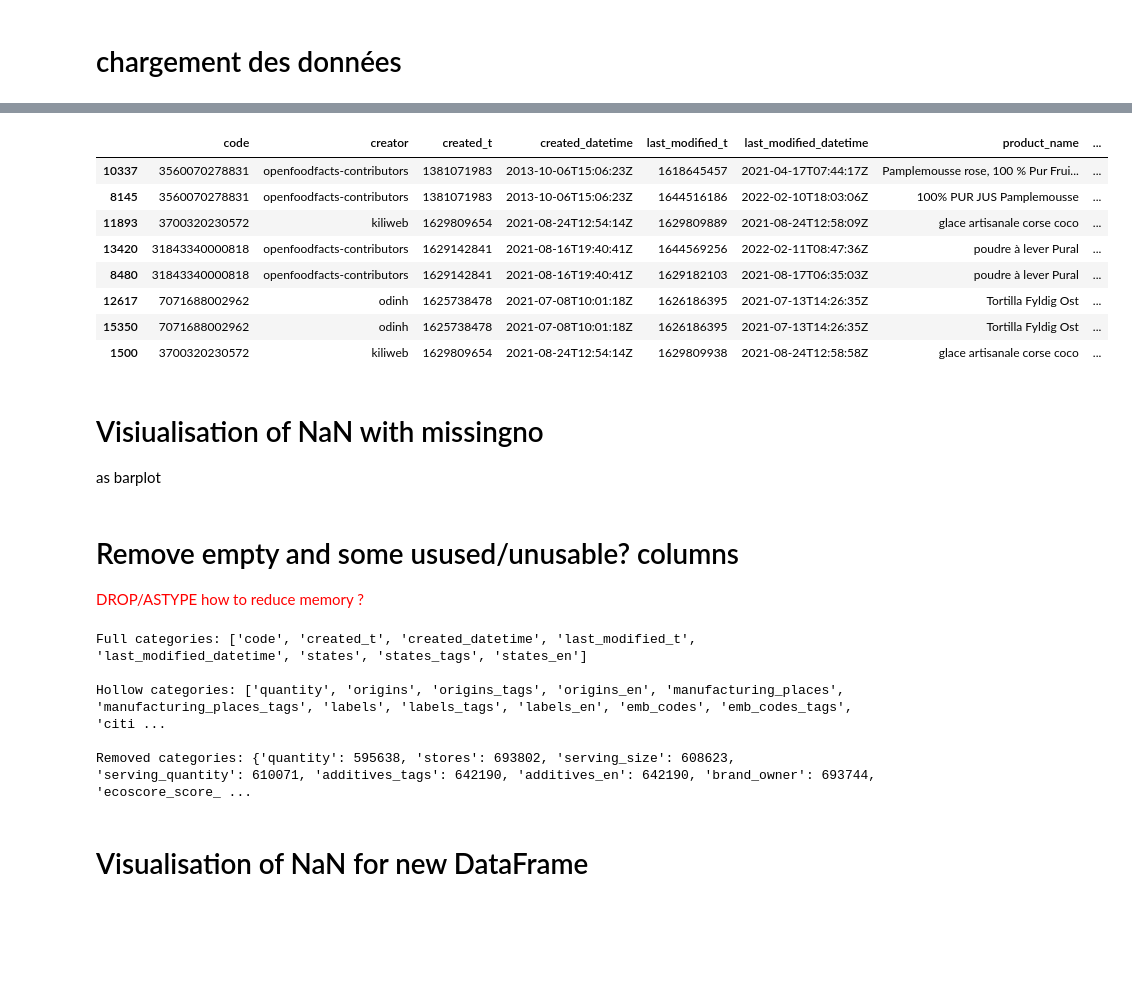
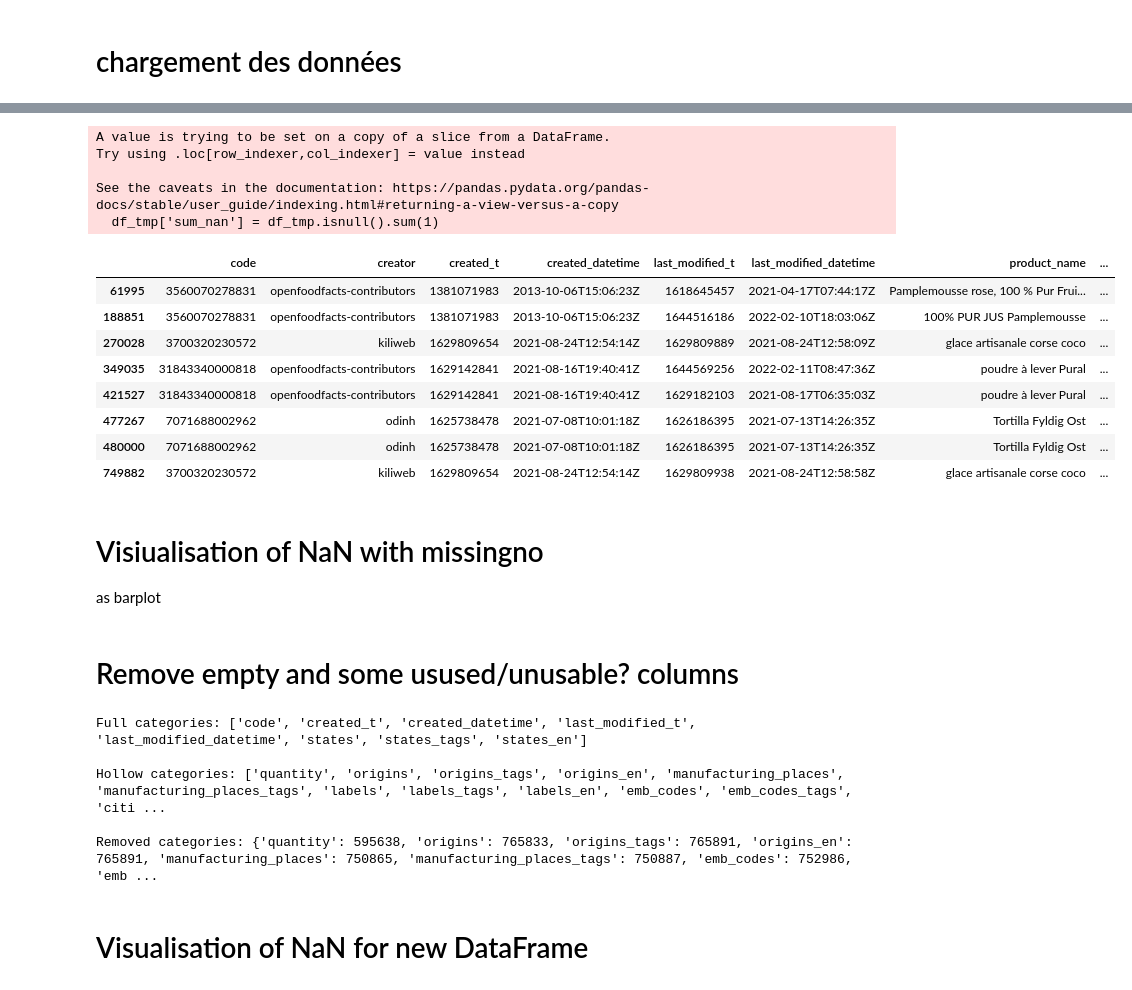
Before and after one commit to Thomas-Durand-Texte/OC-formation-Ingenieur-Machine-Learning, a Jupyter notebook: Projetcs/02_FoodFacts/nettoyage.ipynb, the cells around one changed output, grey strips where cells are left out. Saved outputs shown, nothing was run; the diff lists cells and outputs as text; code cells hidden in the pictures; blank space fills up the shorter version.

```diff
--- a/Projetcs/02_FoodFacts/nettoyage.ipynb
+++ b/Projetcs/02_FoodFacts/nettoyage.ipynb
@@ -33,8 +35,11 @@ tools.set_theme( white_font=True )
 # %%
 with open('openfood_OC.csv' , 'r') as file:
-    categories_0 = file.readline().replace('\n','').split('\t')
+    categories_0 = file.readline()[:-1].split('\t')
     # print('n \\t: {:}'.format( len(line.split('\t')) ) )
     # print(line)
+    # while True:
+    #     line = file.readline()[:-1]
+    #     if line is None: break
     # print(file.readline())
     # print(file.readline())
 print('categories:', categories_0 )
@@ -44,9 +49,9 @@ categories: ['code', 'url', 'creator', 'created_t', 'created_datetime', 'last_mo
 # Définitions keys to keep/drop
 # %%
 # lst of keywords for categories that must be kept
-keep_keys = '|'.join( ['nutriscore', 'brands', 'labels'] )
+keep_keys = '|'.join( ['nutriscore', 'labels'] )
 # lst of keywords for categories that must be dropped
-drop_keys = '|'.join( ['image', 'url', 'abbreviated_product_name', 'generic_name', 'packaging'] )
+drop_keys = '|'.join( ['image', 'brands', 'url', 'abbreviated_product_name', 'generic_name', 'packaging'] )
 
 categories = pd.Series( categories_0 )[~pd.Series( categories_0 ).str.contains( drop_keys ) ].to_list()
 # print( categories_to_load )
@@ -69,9 +74,11 @@ for key in ['code', 'traces', 'traces_en', 'traces_tags',
     dtypes[key]= 'object'
 
 
+# data = dd.read_csv( 'openfood_OC.csv', delimiter='\t', usecols=categories, dtype=dtypes )
+# data = data.compute()
 
-data = dd.read_csv( 'openfood_OC.csv', delimiter='\t', usecols=categories, dtype=dtypes )
-data = data.compute()
+data = pd.read_csv( 'openfood_OC.csv', delimiter='\t', usecols=categories, dtype=dtypes )
+
 
 # data.head()
 
@@ -90,16 +115,24 @@ data = data.compute()
 # %%
-diplicated_codes = data['code'].duplicated(keep=False)
-data.loc[diplicated_codes,:]
+
+df_tmp = data.loc[diplicated_codes, :]
+df_tmp['sum_nan'] = df_tmp.isnull().sum(1)
+# display( df_tmp[['code', 'created_datetime', 'last_modified_datetime', 'sum_nan']] )
+display( df_tmp )
 # %% [output]
+A value is trying to be set on a copy of a slice from a DataFrame.
+Try using .loc[row_indexer,col_indexer] = value instead
+
+See the caveats in the documentation: https://pandas.pydata.org/pandas-docs/stable/user_guide/indexing.html#returning-a-view-versus-a-copy
+  df_tmp['sum_nan'] = df_tmp.isnull().sum(1)
 |  | code | creator | created_t | created_datetime | last_modified_t | last_modified_datetime | product_name | ... |
-| 10337 | 3560070278831 | openfoodfacts-contributors | 1381071983 | 2013-10-06T15:06:23Z | 1618645457 | 2021-04-17T07:44:17Z | Pamplemousse rose, 100 % Pur Frui... | ... |
-| 8145 | 3560070278831 | openfoodfacts-contributors | 1381071983 | 2013-10-06T15:06:23Z | 1644516186 | 2022-02-10T18:03:06Z | 100% PUR JUS Pamplemousse | ... |
-| 11893 | 3700320230572 | kiliweb | 1629809654 | 2021-08-24T12:54:14Z | 1629809889 | 2021-08-24T12:58:09Z | glace artisanale corse coco | ... |
-| 13420 | 31843340000818 | openfoodfacts-contributors | 1629142841 | 2021-08-16T19:40:41Z | 1644569256 | 2022-02-11T08:47:36Z | poudre à lever Pural | ... |
-| 8480 | 31843340000818 | openfoodfacts-contributors | 1629142841 | 2021-08-16T19:40:41Z | 1629182103 | 2021-08-17T06:35:03Z | poudre à lever Pural | ... |
-| 12617 | 7071688002962 | odinh | 1625738478 | 2021-07-08T10:01:18Z | 1626186395 | 2021-07-13T14:26:35Z | Tortilla Fyldig Ost | ... |
-| 15350 | 7071688002962 | odinh | 1625738478 | 2021-07-08T10:01:18Z | 1626186395 | 2021-07-13T14:26:35Z | Tortilla Fyldig Ost | ... |
-| 1500 | 3700320230572 | kiliweb | 1629809654 | 2021-08-24T12:54:14Z | 1629809938 | 2021-08-24T12:58:58Z | glace artisanale corse coco | ... |
+| 61995 | 3560070278831 | openfoodfacts-contributors | 1381071983 | 2013-10-06T15:06:23Z | 1618645457 | 2021-04-17T07:44:17Z | Pamplemousse rose, 100 % Pur Frui... | ... |
+| 188851 | 3560070278831 | openfoodfacts-contributors | 1381071983 | 2013-10-06T15:06:23Z | 1644516186 | 2022-02-10T18:03:06Z | 100% PUR JUS Pamplemousse | ... |
+| 270028 | 3700320230572 | kiliweb | 1629809654 | 2021-08-24T12:54:14Z | 1629809889 | 2021-08-24T12:58:09Z | glace artisanale corse coco | ... |
+| 349035 | 31843340000818 | openfoodfacts-contributors | 1629142841 | 2021-08-16T19:40:41Z | 1644569256 | 2022-02-11T08:47:36Z | poudre à lever Pural | ... |
+| 421527 | 31843340000818 | openfoodfacts-contributors | 1629142841 | 2021-08-16T19:40:41Z | 1629182103 | 2021-08-17T06:35:03Z | poudre à lever Pural | ... |
+| 477267 | 7071688002962 | odinh | 1625738478 | 2021-07-08T10:01:18Z | 1626186395 | 2021-07-13T14:26:35Z | Tortilla Fyldig Ost | ... |
+| 480000 | 7071688002962 | odinh | 1625738478 | 2021-07-08T10:01:18Z | 1626186395 | 2021-07-13T14:26:35Z | Tortilla Fyldig Ost | ... |
+| 749882 | 3700320230572 | kiliweb | 1629809654 | 2021-08-24T12:54:14Z | 1629809938 | 2021-08-24T12:58:58Z | glace artisanale corse coco | ... |
 # %% [markdown]
 # Visiualisation of NaN with missingno
 as barplot
@@ -107,8 +140,6 @@ as barplot
 msno.bar( data )
 # %% [markdown]
 # Remove empty and some usused/unusable? columns
-
-<span style="color:red">DROP/ASTYPE how to reduce memory ?</span>
 # %%
 n = len(data) # number of samples
 sum_isnull = data.isnull().sum() # number of null data for each column
@@ -152,7 +183,7 @@ Full categories: ['code', 'created_t', 'created_datetime', 'last_modified_t', 'l
 
 Hollow categories: ['quantity', 'origins', 'origins_tags', 'origins_en', 'manufacturing_places', 'manufacturing_places_tags', 'labels', 'labels_tags', 'labels_en', 'emb_codes', 'emb_codes_tags', 'citi ...
 
-Removed categories: {'quantity': 595638, 'stores': 693802, 'serving_size': 608623, 'serving_quantity': 610071, 'additives_tags': 642190, 'additives_en': 642190, 'brand_owner': 693744, 'ecoscore_score_ ...
+Removed categories: {'quantity': 595638, 'origins': 765833, 'origins_tags': 765891, 'origins_en': 765891, 'manufacturing_places': 750865, 'manufacturing_places_tags': 750887, 'emb_codes': 752986, 'emb ...
 # %% [markdown]
 # Visualisation of NaN for new DataFrame
 # %%
```
Also changed, not shown: parts of 8 cells of this notebook, 1 other file.
